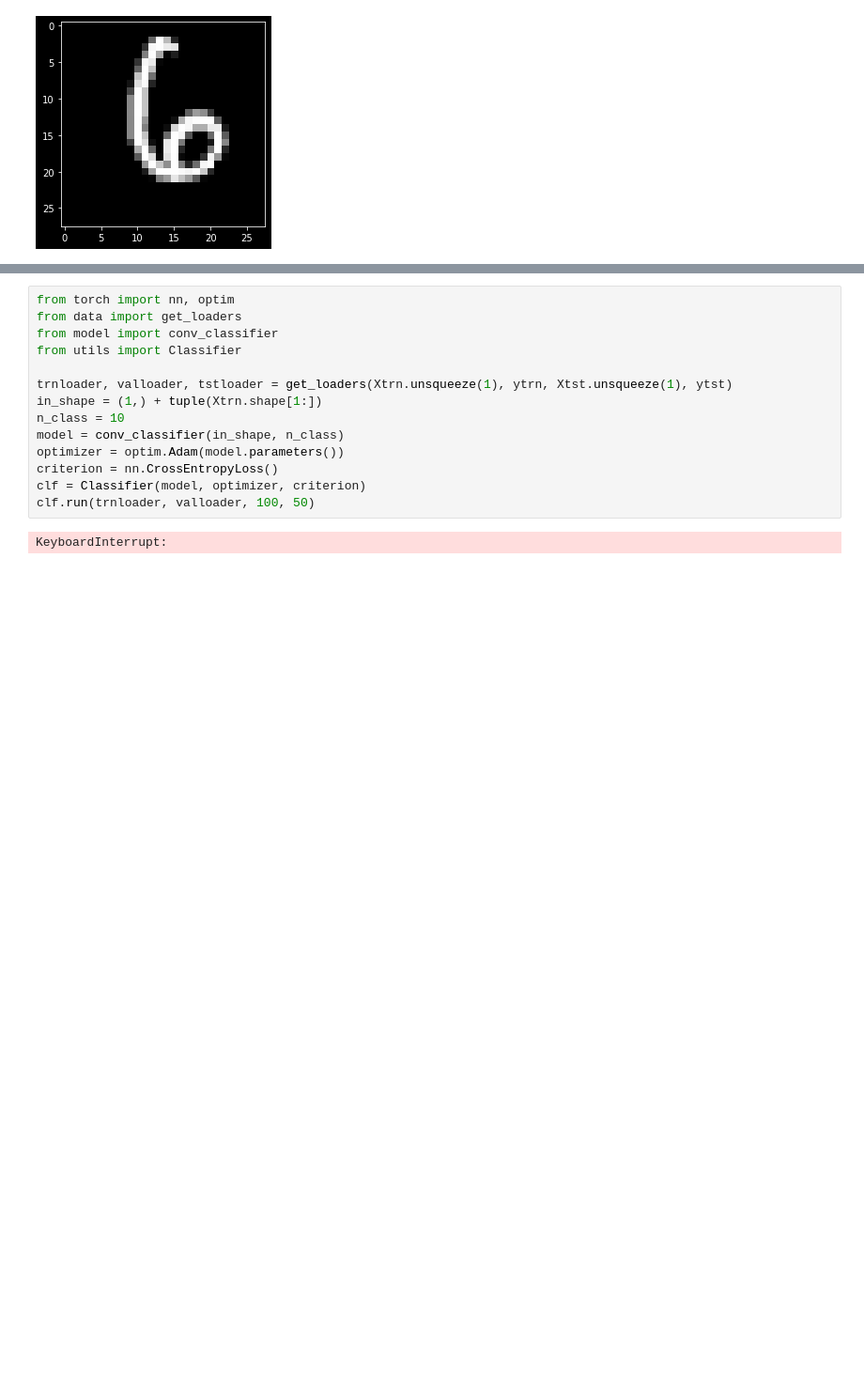
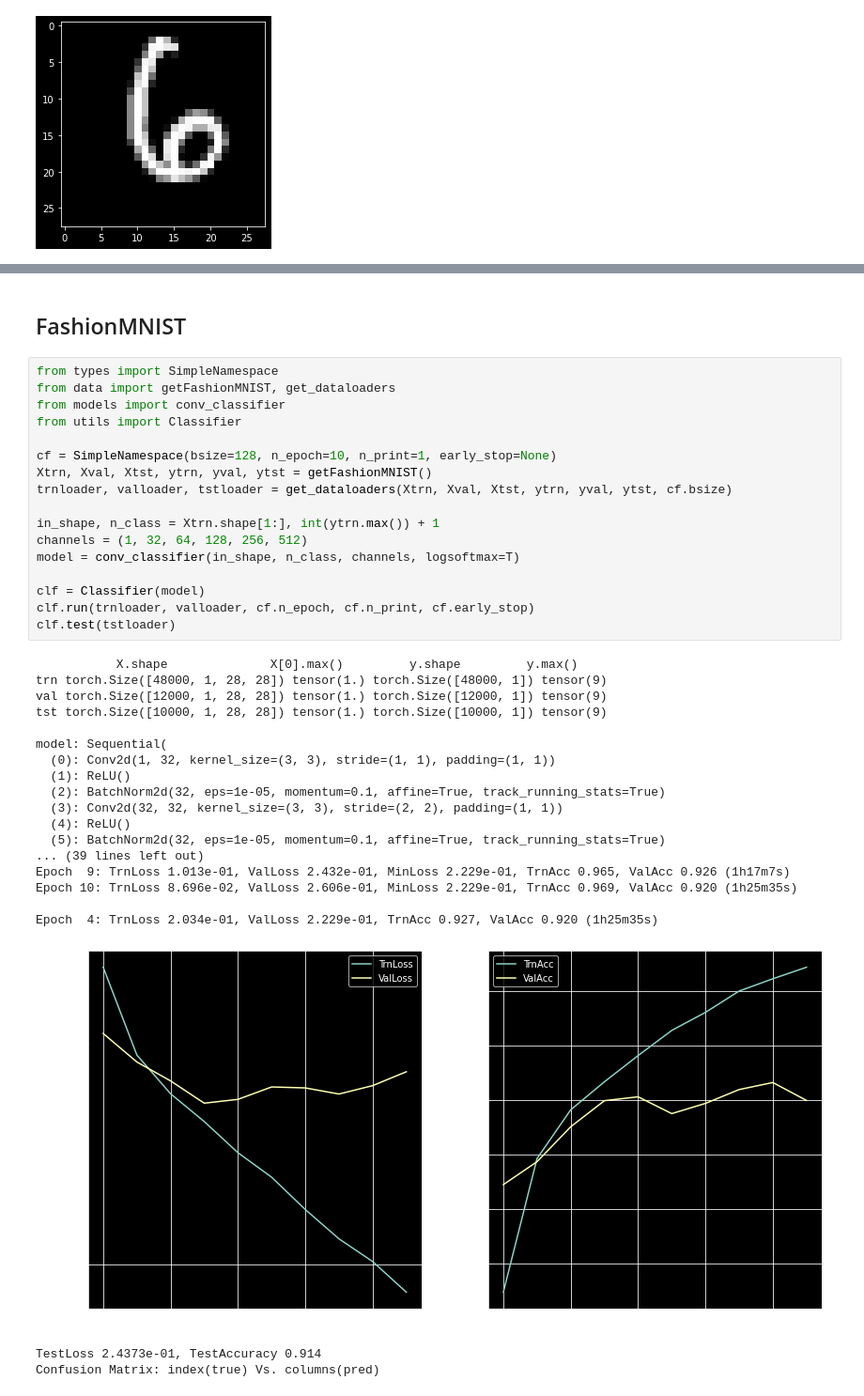
Before and after one commit to ajwkim/DLRL, a Jupyter notebook: pytorch3.ipynb, the cells around one changed output, grey strips where cells are left out. Shown at 94% size. Saved outputs shown, nothing was run; the diff lists cells and outputs as text; blank space fills up the shorter version.

```diff
--- a/pytorch3.ipynb
+++ b/pytorch3.ipynb
@@ -393,16 +468,40 @@ Confusion Matrix: index(true) Vs. columns(pred)
+# %% [markdown]
+## FashionMNIST
 # %%
-from torch import nn, optim
-from data import get_loaders
-from model import conv_classifier
+from types import SimpleNamespace
+from data import getFashionMNIST, get_dataloaders
+from models import conv_classifier
 from utils import Classifier
 
-trnloader, valloader, tstloader = get_loaders(Xtrn.unsqueeze(1), ytrn, Xtst.unsqueeze(1), ytst)
-in_shape = (1,) + tuple(Xtrn.shape[1:])
-n_class = 10
-model = conv_classifier(in_shape, n_class)
-optimizer = optim.Adam(model.parameters())
-criterion = nn.CrossEntropyLoss()
-clf = Classifier(model, optimizer, criterion)
-clf.run(trnloader, valloader, 100, 50)
+cf = SimpleNamespace(bsize=128, n_epoch=10, n_print=1, early_stop=None)
+Xtrn, Xval, Xtst, ytrn, yval, ytst = getFashionMNIST()
+trnloader, valloader, tstloader = get_dataloaders(Xtrn, Xval, Xtst, ytrn, yval, ytst, cf.bsize)
+
+in_shape, n_class = Xtrn.shape[1:], int(ytrn.max()) + 1
+channels = (1, 32, 64, 128, 256, 512)
+model = conv_classifier(in_shape, n_class, channels, logsoftmax=T)
+
+clf = Classifier(model)
+clf.run(trnloader, valloader, cf.n_epoch, cf.n_print, cf.early_stop)
+clf.test(tstloader)
 # %% [output]
-KeyboardInterrupt:
+           X.shape              X[0].max()         y.shape         y.max()
+trn torch.Size([48000, 1, 28, 28]) tensor(1.) torch.Size([48000, 1]) tensor(9)
+val torch.Size([12000, 1, 28, 28]) tensor(1.) torch.Size([12000, 1]) tensor(9)
+tst torch.Size([10000, 1, 28, 28]) tensor(1.) torch.Size([10000, 1]) tensor(9)
+
+model: Sequential(
+  (0): Conv2d(1, 32, kernel_size=(3, 3), stride=(1, 1), padding=(1, 1))
+  (1): ReLU()
+  (2): BatchNorm2d(32, eps=1e-05, momentum=0.1, affine=True, track_running_stats=True)
+  (3): Conv2d(32, 32, kernel_size=(3, 3), stride=(2, 2), padding=(1, 1))
+  (4): ReLU()
+  (5): BatchNorm2d(32, eps=1e-05, momentum=0.1, affine=True, track_running_stats=True)
+... (39 lines left out)
+Epoch  9: TrnLoss 1.013e-01, ValLoss 2.432e-01, MinLoss 2.229e-01, TrnAcc 0.965, ValAcc 0.926 (1h17m7s)
+Epoch 10: TrnLoss 8.696e-02, ValLoss 2.606e-01, MinLoss 2.229e-01, TrnAcc 0.969, ValAcc 0.920 (1h25m35s)
+
+Epoch  4: TrnLoss 2.034e-01, ValLoss 2.229e-01, TrnAcc 0.927, ValAcc 0.920 (1h25m35s)
+[figure, added]
+TestLoss 2.4373e-01, TestAccuracy 0.914
+Confusion Matrix: index(true) Vs. columns(pred)
```
Also changed, not shown: parts of 6 cells of this notebook, 4 other files.
